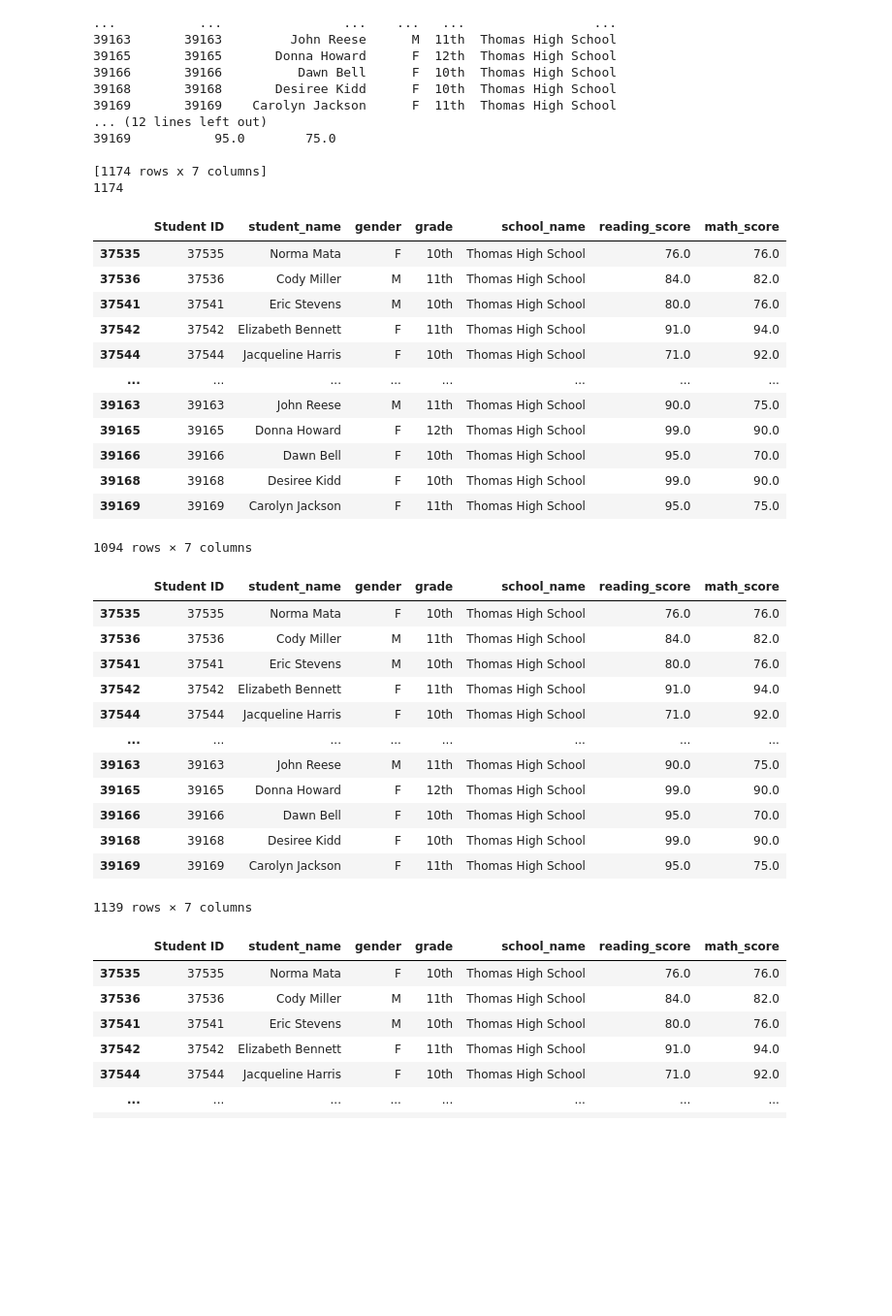
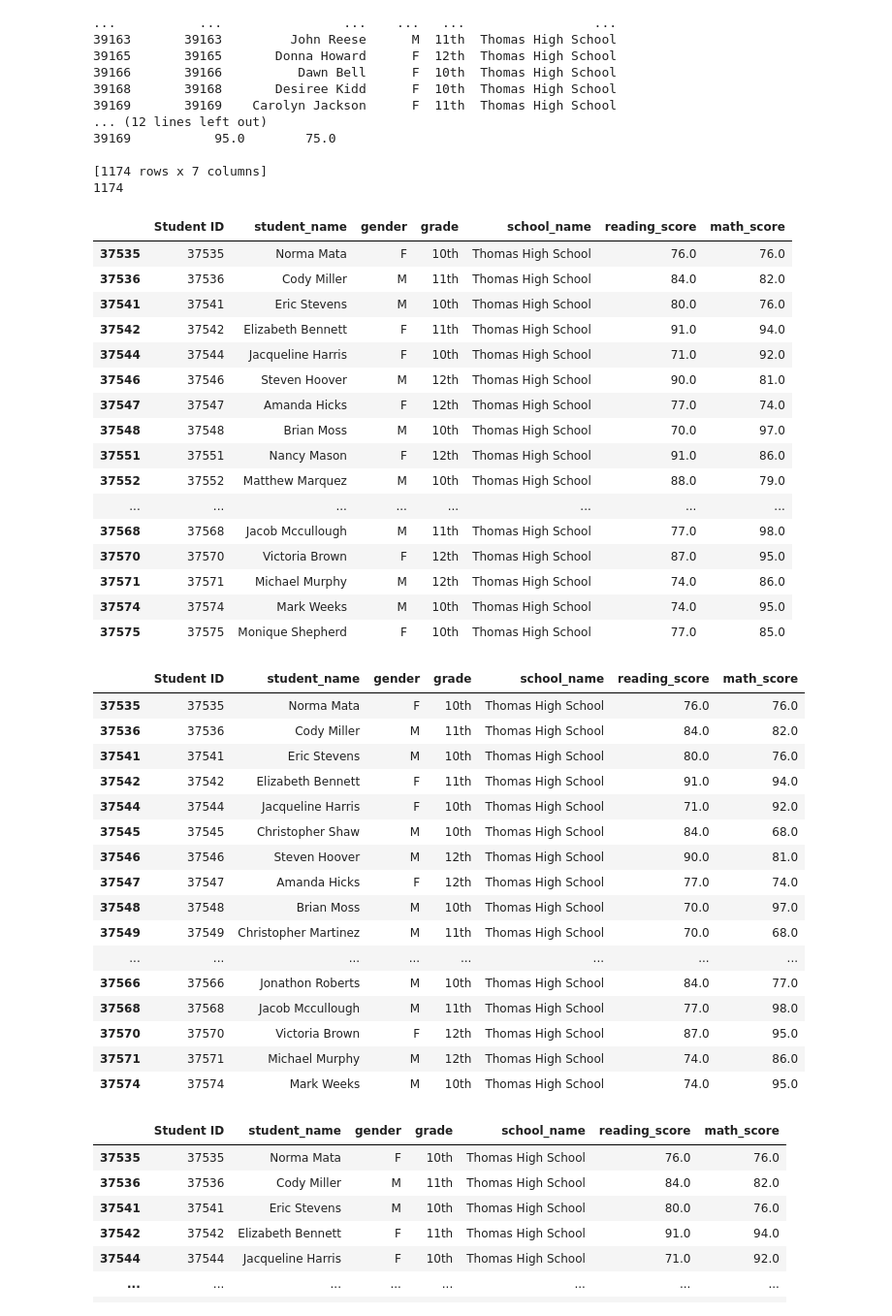
Before and after one commit to kowiak89/school_district_analysis, a Jupyter notebook: PyCitySchools_Challenge_starter_code.ipynb, the cells around one changed output. Shown at 97% size. Drawn from its saved outputs; the diff is of its cells as text; code cells hidden in the pictures; blank space fills up the shorter version.

```diff
--- a/PyCitySchools_Challenge_starter_code.ipynb
+++ b/PyCitySchools_Challenge_starter_code.ipynb
@@ -290,7 +310,7 @@ print(ths_size)
 # %%
 # Step 6. Get all the students passing math from THS
 ths_passing_math = ths_df[ths_df['math_score'] >= 70]
-ths_passing_math
+ths_passing_math.head(25)
 # %% [output]
 |  | Student ID | student_name | gender | grade | school_name | reading_score | math_score |
 | 37535 | 37535 | Norma Mata | F | 10th | Thomas High School | 76.0 | 76.0 |
@@ -298,31 +318,39 @@ ths_passing_math
 | 37541 | 37541 | Eric Stevens | M | 10th | Thomas High School | 80.0 | 76.0 |
 | 37542 | 37542 | Elizabeth Bennett | F | 11th | Thomas High School | 91.0 | 94.0 |
 | 37544 | 37544 | Jacqueline Harris | F | 10th | Thomas High School | 71.0 | 92.0 |
+| 37546 | 37546 | Steven Hoover | M | 12th | Thomas High School | 90.0 | 81.0 |
+| 37547 | 37547 | Amanda Hicks | F | 12th | Thomas High School | 77.0 | 74.0 |
+| 37548 | 37548 | Brian Moss | M | 10th | Thomas High School | 70.0 | 97.0 |
+| 37551 | 37551 | Nancy Mason | F | 12th | Thomas High School | 91.0 | 86.0 |
+| 37552 | 37552 | Matthew Marquez | M | 10th | Thomas High School | 88.0 | 79.0 |
 | ... | ... | ... | ... | ... | ... | ... | ... |
-| 39163 | 39163 | John Reese | M | 11th | Thomas High School | 90.0 | 75.0 |
-| 39165 | 39165 | Donna Howard | F | 12th | Thomas High School | 99.0 | 90.0 |
-| 39166 | 39166 | Dawn Bell | F | 10th | Thomas High School | 95.0 | 70.0 |
-| 39168 | 39168 | Desiree Kidd | F | 10th | Thomas High School | 99.0 | 90.0 |
-| 39169 | 39169 | Carolyn Jackson | F | 11th | Thomas High School | 95.0 | 75.0 |
+| 37568 | 37568 | Jacob Mccullough | M | 11th | Thomas High School | 77.0 | 98.0 |
+| 37570 | 37570 | Victoria Brown | F | 12th | Thomas High School | 87.0 | 95.0 |
+| 37571 | 37571 | Michael Murphy | M | 12th | Thomas High School | 74.0 | 86.0 |
+| 37574 | 37574 | Mark Weeks | M | 10th | Thomas High School | 74.0 | 95.0 |
+| 37575 | 37575 | Monique Shepherd | F | 10th | Thomas High School | 77.0 | 85.0 |
-1094 rows × 7 columns
 # %%
 # Step 7. Get all the students passing reading from THS
 ths_passing_reading = ths_df[ths_df['reading_score'] >= 70]
-ths_passing_reading
+ths_passing_reading.head(25)
 # %% [output]
 |  | Student ID | student_name | gender | grade | school_name | reading_score | math_score |
 | 37535 | 37535 | Norma Mata | F | 10th | Thomas High School | 76.0 | 76.0 |
 | 37536 | 37536 | Cody Miller | M | 11th | Thomas High School | 84.0 | 82.0 |
 | 37541 | 37541 | Eric Stevens | M | 10th | Thomas High School | 80.0 | 76.0 |
 | 37542 | 37542 | Elizabeth Bennett | F | 11th | Thomas High School | 91.0 | 94.0 |
 | 37544 | 37544 | Jacqueline Harris | F | 10th | Thomas High School | 71.0 | 92.0 |
+| 37545 | 37545 | Christopher Shaw | M | 10th | Thomas High School | 84.0 | 68.0 |
+| 37546 | 37546 | Steven Hoover | M | 12th | Thomas High School | 90.0 | 81.0 |
+| 37547 | 37547 | Amanda Hicks | F | 12th | Thomas High School | 77.0 | 74.0 |
+| 37548 | 37548 | Brian Moss | M | 10th | Thomas High School | 70.0 | 97.0 |
+| 37549 | 37549 | Christopher Martinez | M | 11th | Thomas High School | 70.0 | 68.0 |
 | ... | ... | ... | ... | ... | ... | ... | ... |
-| 39163 | 39163 | John Reese | M | 11th | Thomas High School | 90.0 | 75.0 |
-| 39165 | 39165 | Donna Howard | F | 12th | Thomas High School | 99.0 | 90.0 |
-| 39166 | 39166 | Dawn Bell | F | 10th | Thomas High School | 95.0 | 70.0 |
-| 39168 | 39168 | Desiree Kidd | F | 10th | Thomas High School | 99.0 | 90.0 |
-| 39169 | 39169 | Carolyn Jackson | F | 11th | Thomas High School | 95.0 | 75.0 |
+| 37566 | 37566 | Jonathon Roberts | M | 10th | Thomas High School | 84.0 | 77.0 |
+| 37568 | 37568 | Jacob Mccullough | M | 11th | Thomas High School | 77.0 | 98.0 |
+| 37570 | 37570 | Victoria Brown | F | 12th | Thomas High School | 87.0 | 95.0 |
+| 37571 | 37571 | Michael Murphy | M | 12th | Thomas High School | 74.0 | 86.0 |
+| 37574 | 37574 | Mark Weeks | M | 10th | Thomas High School | 74.0 | 95.0 |
-1139 rows × 7 columns
 # %%
 # Step 8. Get all the students passing math and reading from THS
 ths_passing_math_reading = ths_df[(ths_df['math_score'] >= 70) & (ths_df['reading_score'] >= 70)]
```
Also changed, not shown: parts of 36 cells of this notebook, 1 other file.
